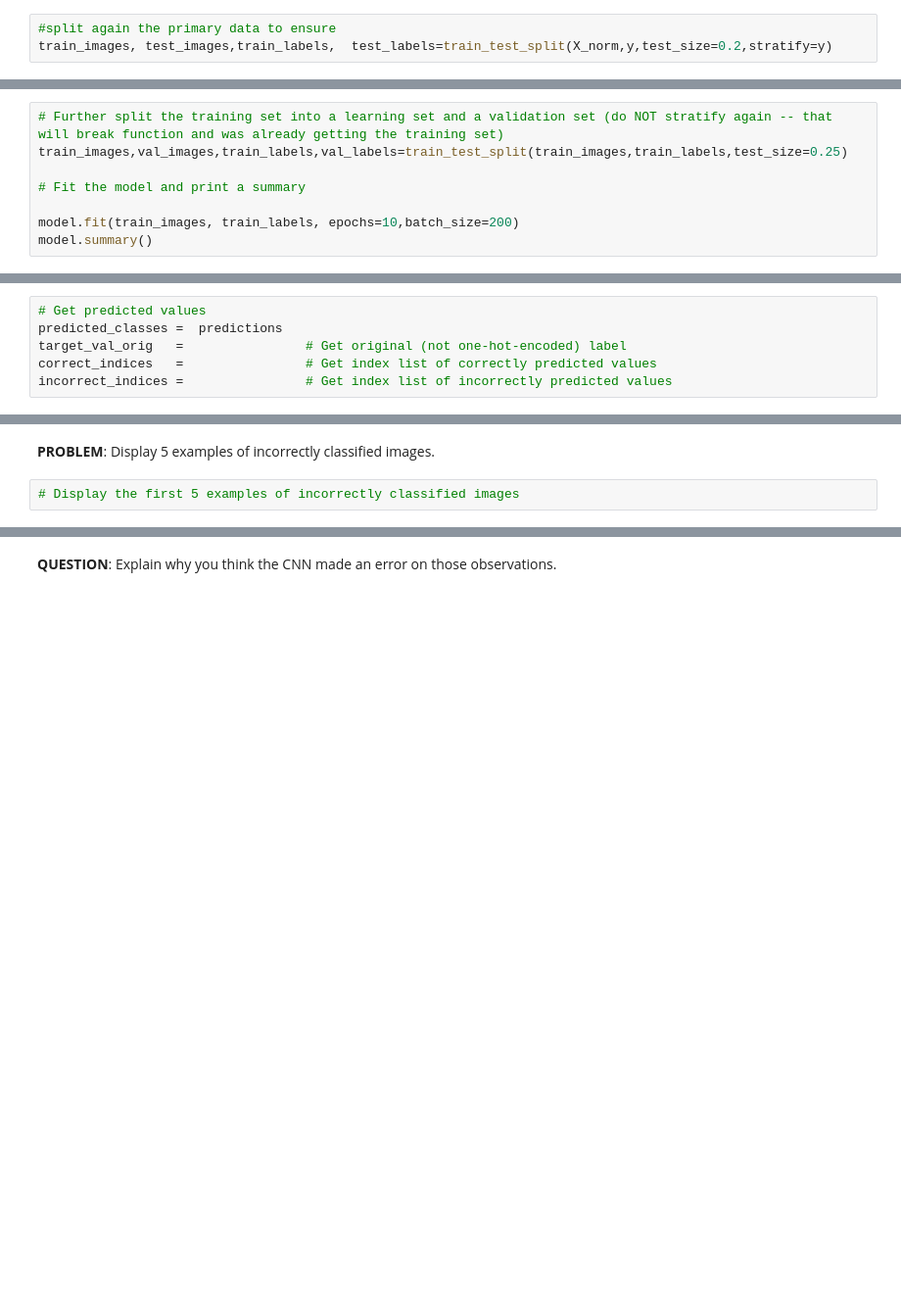
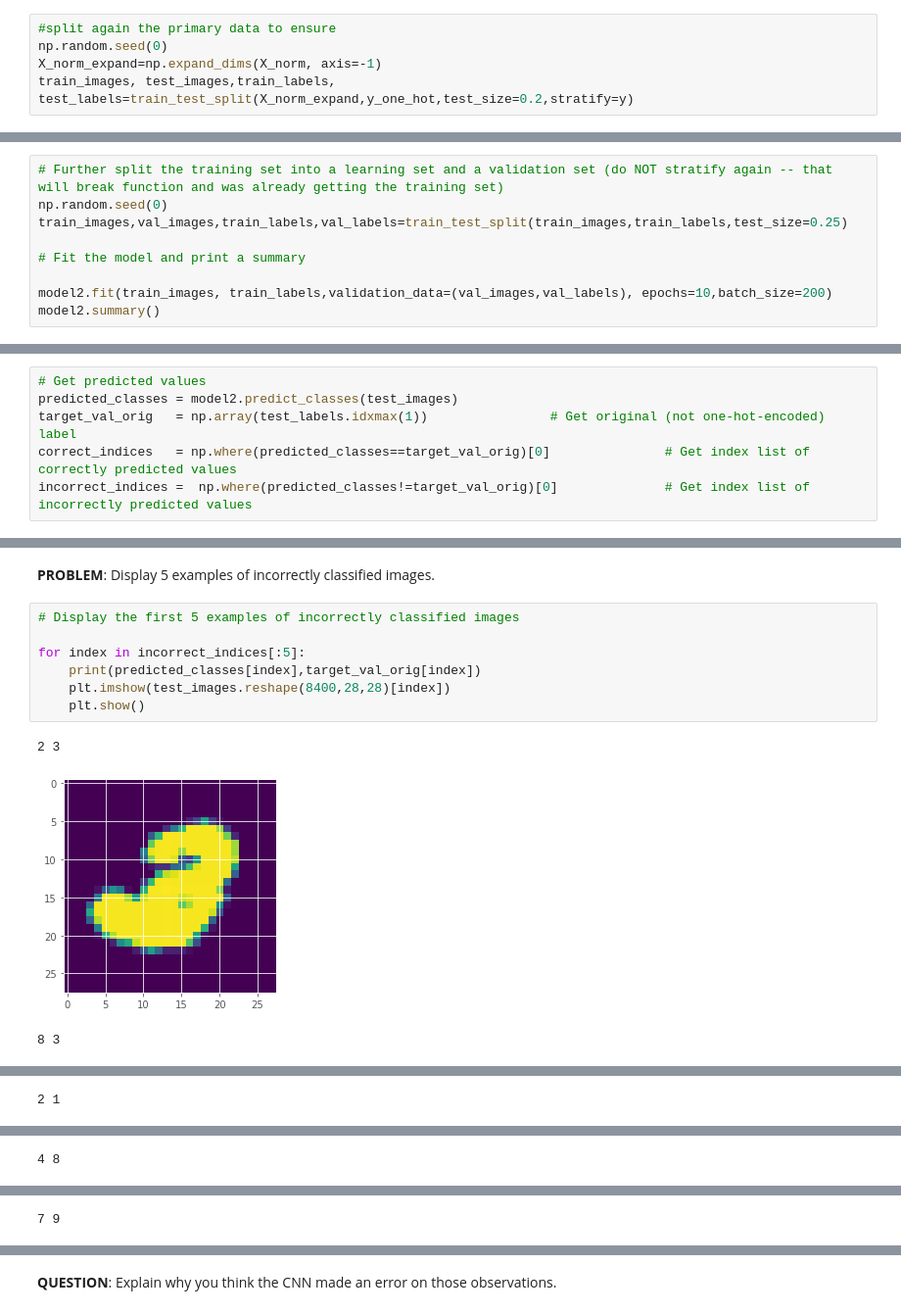
Before and after one commit to kryukovaeks/Data-Science-for-business-EPFL-course, a Jupyter notebook: A4.ipynb, the cells around one changed output, grey strips where cells are left out. Shown at 98% size. Drawn from its saved outputs; the diff is of its cells as text; blank space fills up the shorter version.

```diff
--- a/A4.ipynb
+++ b/A4.ipynb
@@ -1341,3 +1382,5 @@ _________________________________________________________________
 # %%
 #split again the primary data to ensure
-train_images, test_images,train_labels,  test_labels=train_test_split(X_norm,y,test_size=0.2,stratify=y)
+np.random.seed(0)
+X_norm_expand=np.expand_dims(X_norm, axis=-1)
+train_images, test_images,train_labels,  test_labels=train_test_split(X_norm_expand,y_one_hot,test_size=0.2,stratify=y)
@@ -1360,11 +1396,12 @@ Name: label, Length: 33600, dtype: int64
 **PROBLEM**: Fit the model for 10 epochs and a batch size of 200, and then print a summary. _Tip:_ Be sure to use the reshaped training data.
 # %%
 # Further split the training set into a learning set and a validation set (do NOT stratify again -- that will break function and was already getting the training set)
+np.random.seed(0)
 train_images,val_images,train_labels,val_labels=train_test_split(train_images,train_labels,test_size=0.25)
 
 # Fit the model and print a summary
 
-model.fit(train_images, train_labels, epochs=10,batch_size=200)
-model.summary()
+model2.fit(train_images, train_labels,validation_data=(val_images,val_labels), epochs=10,batch_size=200)
+model2.summary()
 # %% [output]
 Epoch 1/10
@@ -1406,7 +1439,7 @@ accuracy_score(test_labels,predictions_single.round())
 **PROBLEM**: Get the predicted values and identify the correct cases/incorrect cases.
 # %%
 # Get predicted values
-predicted_classes =  predictions
-target_val_orig   =                # Get original (not one-hot-encoded) label
-correct_indices   =                # Get index list of correctly predicted values
-incorrect_indices =                # Get index list of incorrectly predicted values
+predicted_classes = model2.predict_classes(test_images)
+target_val_orig   = np.array(test_labels.idxmax(1))                # Get original (not one-hot-encoded) label
+correct_indices   = np.where(predicted_classes==target_val_orig)[0]               # Get index list of correctly predicted values
+incorrect_indices =  np.where(predicted_classes!=target_val_orig)[0]              # Get index list of incorrectly predicted values
@@ -1418,3 +1463,12 @@ incorrect_indices =                # Get index list of incorrectly predicted val
 **PROBLEM**: Display 5 examples of incorrectly classified images.
 # %%
 # Display the first 5 examples of incorrectly classified images
+
+for index in incorrect_indices[:5]:
+    print(predicted_classes[index],target_val_orig[index])
+    plt.imshow(test_images.reshape(8400,28,28)[index])
+    plt.show()
+# %% [output]
+2 3
+[figure, added]
+8 3
@@ -1420,0 +1476 @@ incorrect_indices =                # Get index list of incorrectly predicted val
+2 1
@@ -1420,0 +1478 @@ incorrect_indices =                # Get index list of incorrectly predicted val
+4 8
@@ -1420,0 +1480 @@ incorrect_indices =                # Get index list of incorrectly predicted val
+7 9
```
Also changed, not shown: parts of 44 cells of this notebook.
